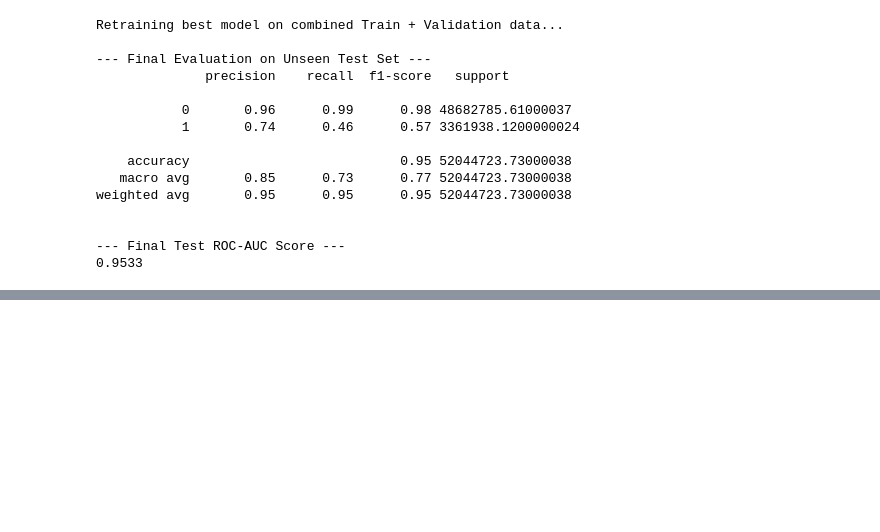
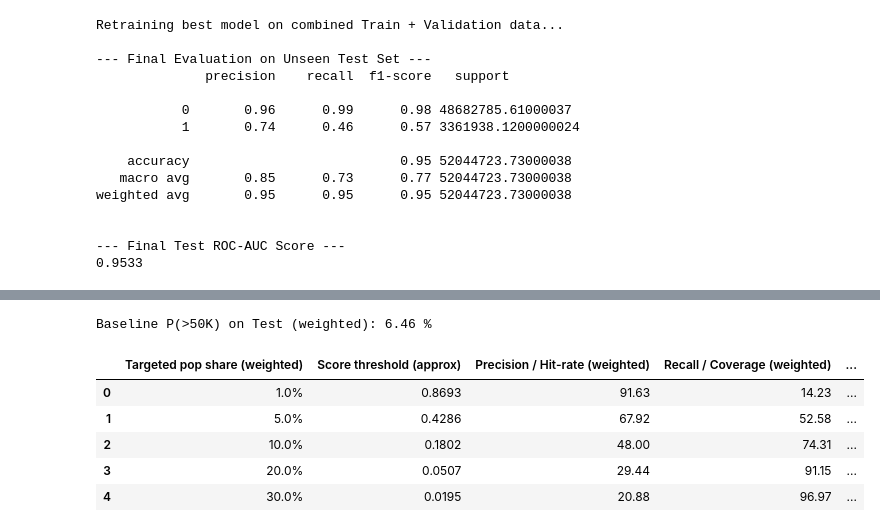
Before and after one commit to LiuXingyu627/takeHomeProject, a Jupyter notebook: classification.ipynb, the cells around one changed output, grey strips where cells are left out. Drawn from its saved outputs; the diff is of its cells as text; code cells hidden in the pictures; blank space fills up the shorter version.

```diff
--- a/classification.ipynb
+++ b/classification.ipynb
@@ -273,0 +414,69 @@ weighted avg       0.95      0.95      0.95 52044723.73000038
+# %%
+import numpy as np
+import pandas as pd
+
+def weighted_rate(y, w):
+    y = np.asarray(y)
+    w = np.asarray(w)
+    return float(np.sum(y * w) / np.sum(w))
+
+def targeting_table(y_true, y_score, w, cutoffs=(0.01, 0.05, 0.10, 0.20, 0.30)):
+    y_true = np.asarray(y_true)
+    y_score = np.asarray(y_score)
+    w = np.asarray(w)
+
+    base = weighted_rate(y_true, w)
+    total_pos_w = float(np.sum(w * (y_true == 1)))
+
+    # Sort by score descending
+    order = np.argsort(-y_score)
+    y_sorted = y_true[order]
+    s_sorted = y_score[order]
+    w_sorted = w[order]
+
+    # Cumulative population weight
+    cum_w = np.cumsum(w_sorted)
+    total_w = float(np.sum(w_sorted))
+
+    rows = []
+    for c in cutoffs:
+        cutoff_w = c * total_w
+        idx = np.searchsorted(cum_w, cutoff_w, side='left')
+        idx = int(min(max(idx, 0), len(y_sorted)-1))
+
+        sel = slice(0, idx + 1)
+        sel_w = float(np.sum(w_sorted[sel]))
+        sel_pos_w = float(np.sum(w_sorted[sel] * (y_sorted[sel] == 1)))
+
+        precision = sel_pos_w / sel_w if sel_w > 0 else np.nan
+        recall = sel_pos_w / total_pos_w if total_pos_w > 0 else np.nan
+        lift = precision / base if base > 0 else np.nan
+
+        rows.append({
+            'Targeted pop share (weighted)': c,
+            'Score threshold (approx)': float(s_sorted[idx]),
+            'Precision / Hit-rate (weighted)': precision,
+            'Recall / Coverage (weighted)': recall,
+            'Lift vs random': lift,
+        })
+
+    out = pd.DataFrame(rows)
+    # Formatting helpers for display
+    out['Targeted pop share (weighted)'] = (out['Targeted pop share (weighted)'] * 100).round(1).astype(str) + '%'
+    out['Precision / Hit-rate (weighted)'] = (out['Precision / Hit-rate (weighted)'] * 100).round(2)
+    out['Recall / Coverage (weighted)'] = (out['Recall / Coverage (weighted)'] * 100).round(2)
+    out['Lift vs random'] = out['Lift vs random'].round(2)
+    out['Score threshold (approx)'] = out['Score threshold (approx)'].round(4)
+    return base, out
+
+base_rate, tbl = targeting_table(y_test, y_proba_test, w_test)
+print('Baseline P(>50K) on Test (weighted):', round(base_rate * 100, 2), '%')
+display(tbl)
+# %% [output]
+Baseline P(>50K) on Test (weighted): 6.46 %
+|  | Targeted pop share (weighted) | Score threshold (approx) | Precision / Hit-rate (weighted) | Recall / Coverage (weighted) | ... |
+| 0 | 1.0% | 0.8693 | 91.63 | 14.23 | ... |
+| 1 | 5.0% | 0.4286 | 67.92 | 52.58 | ... |
+| 2 | 10.0% | 0.1802 | 48.00 | 74.31 | ... |
+| 3 | 20.0% | 0.0507 | 29.44 | 91.15 | ... |
+| 4 | 30.0% | 0.0195 | 20.88 | 96.97 | ... |
```
Also changed, not shown: parts of 19 cells of this notebook.
